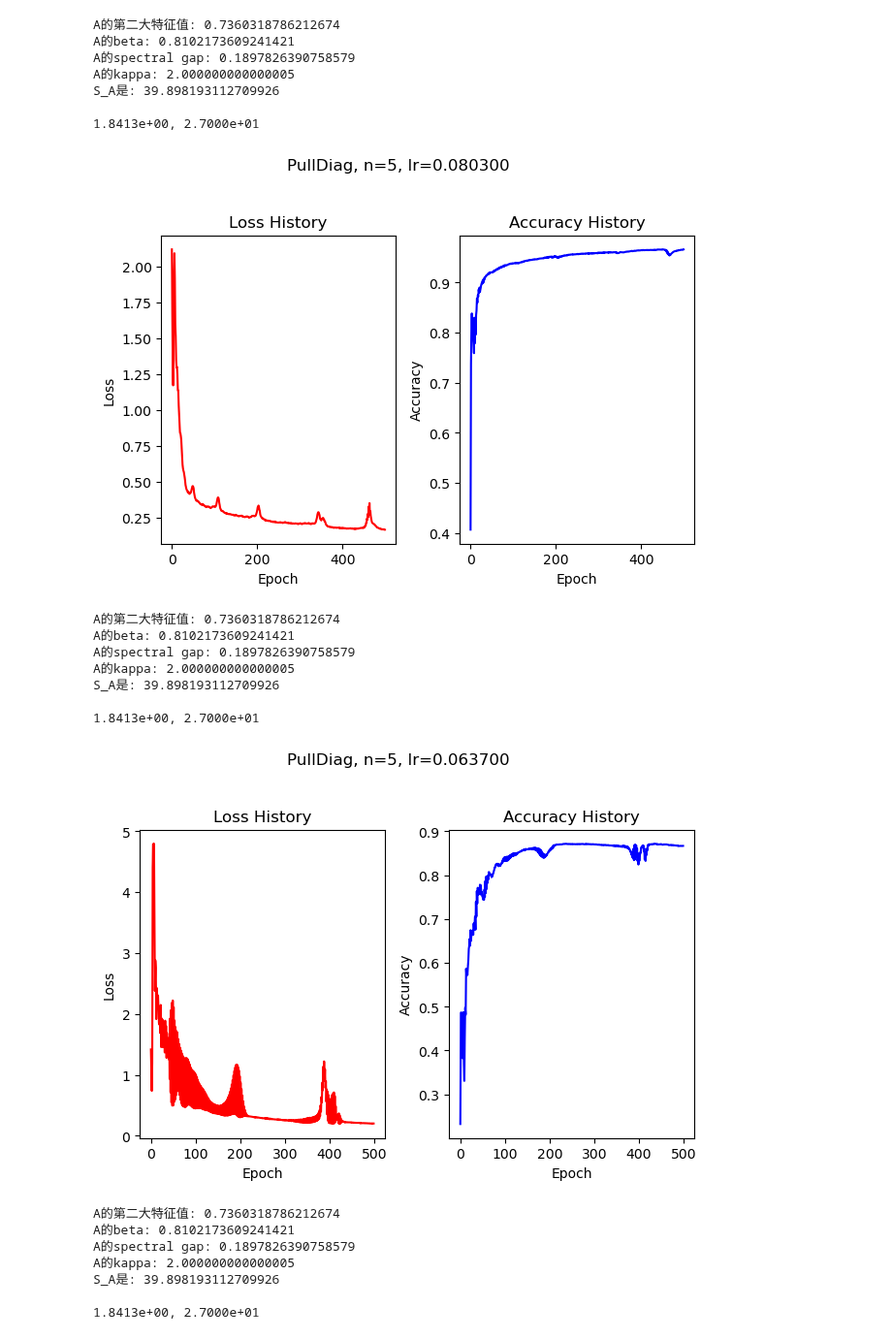
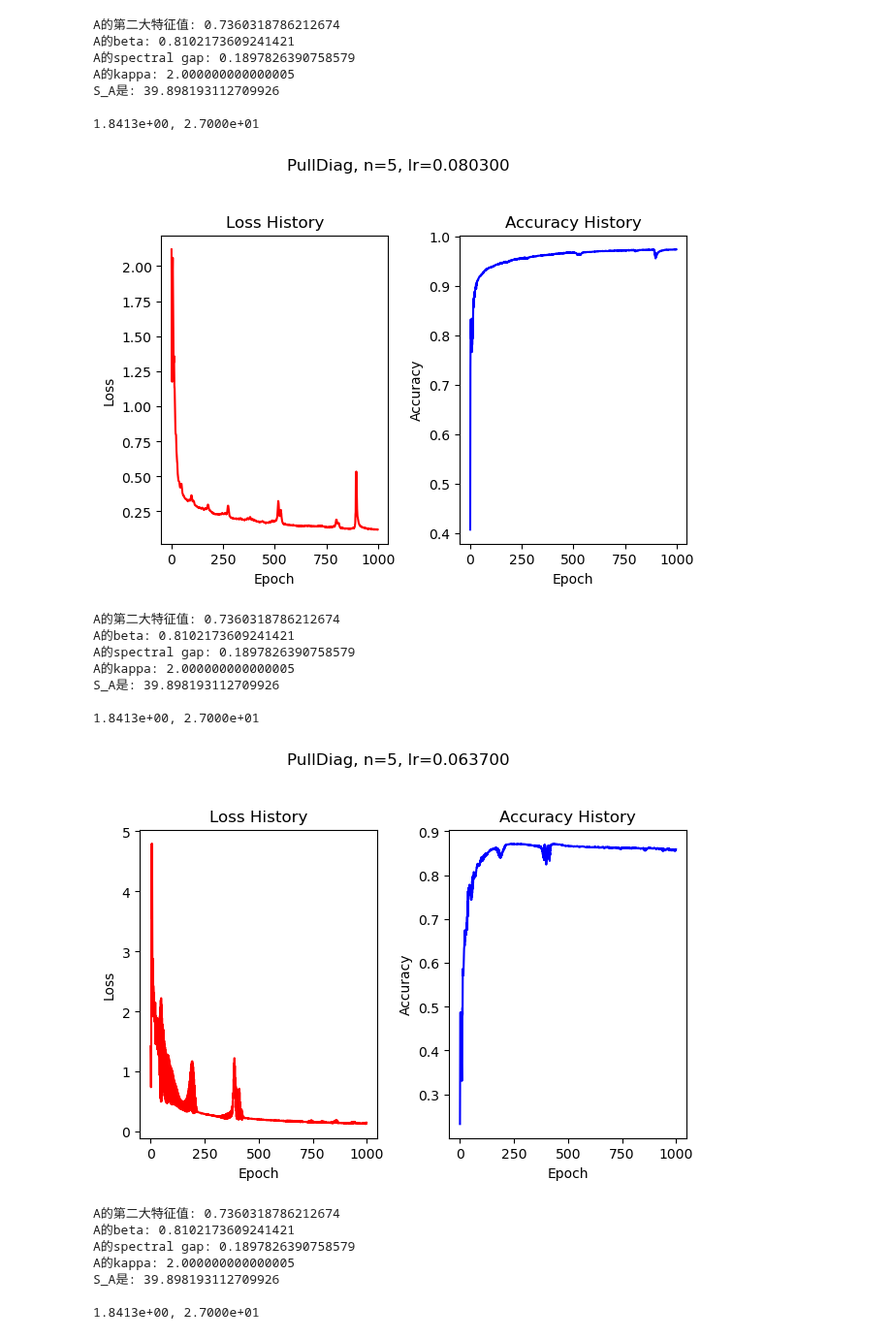
Before and after one commit to Luoxiaogan/PullSum_MNIST, a Jupyter notebook: code/神经网络实验/最终实验1.ipynb, the cells around one changed output. Shown at 97% size. Cells and saved outputs as stored; diff of their text form; code cells hidden in the pictures.

```diff
--- a/code/神经网络实验/最终实验1.ipynb
+++ b/code/神经网络实验/最终实验1.ipynb
@@ -72,7 +82,7 @@ Diag_l0, Diag_a0 = train_PullDiag(
     model_class=MNISTClassifier_2layer_2,
     seed_for_model=49,
     criterion_class=nn.CrossEntropyLoss,
-    epochs=500,
+    epochs=1000,
     lr=0.0803,
     X_train_data=h_data,
     y_train_data=y_data,
@@ -82,7 +92,7 @@ Diag_l0, Diag_a0 = train_PullDiag(
     show_graph=True
 )
 # %% [output]
-[figure, old version]
+[figure, new version]
 # %%
 #大异质性分布数据
 n=5
@@ -106,22 +116,22 @@ S_A是: 39.898193112709926
 # %%
 #大异质性数据
 Diag_l1, Diag_a1 = train_PullDiag(
     n=n,
     A=A,
     model_class=MNISTClassifier_2layer_2,
     seed_for_model=49,
     criterion_class=nn.CrossEntropyLoss,
-    epochs=500,
+    epochs=1000,
     lr=0.0637,
     X_train_data=h_data,
     y_train_data=y_data,
     X_test_data=X_test,
     y_test_data=y_test,
     compute_accuracy=compute_accuracy_with_average_model,
     show_graph=True
 )
 # %% [output]
-[figure, old version]
+[figure, new version]
 # %%
 #混合分布数据
 n=5
```
Also changed, not shown: parts of 6 cells of this notebook, 1 other file.
